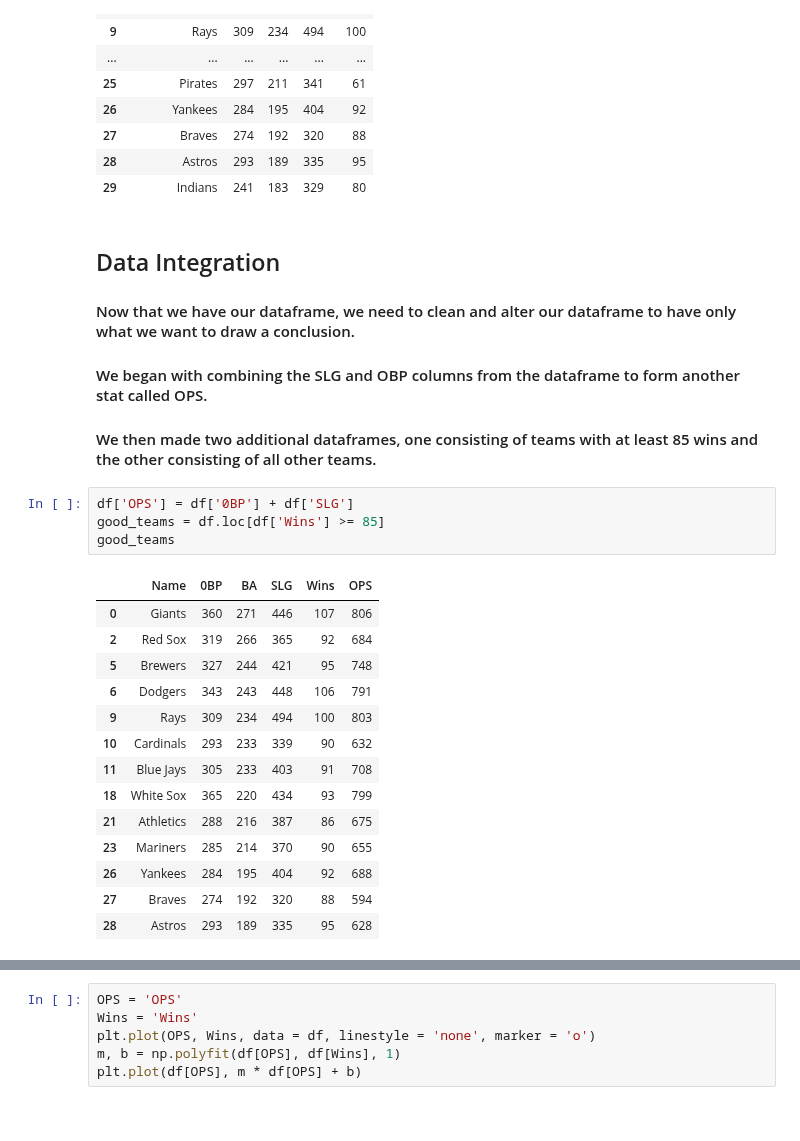
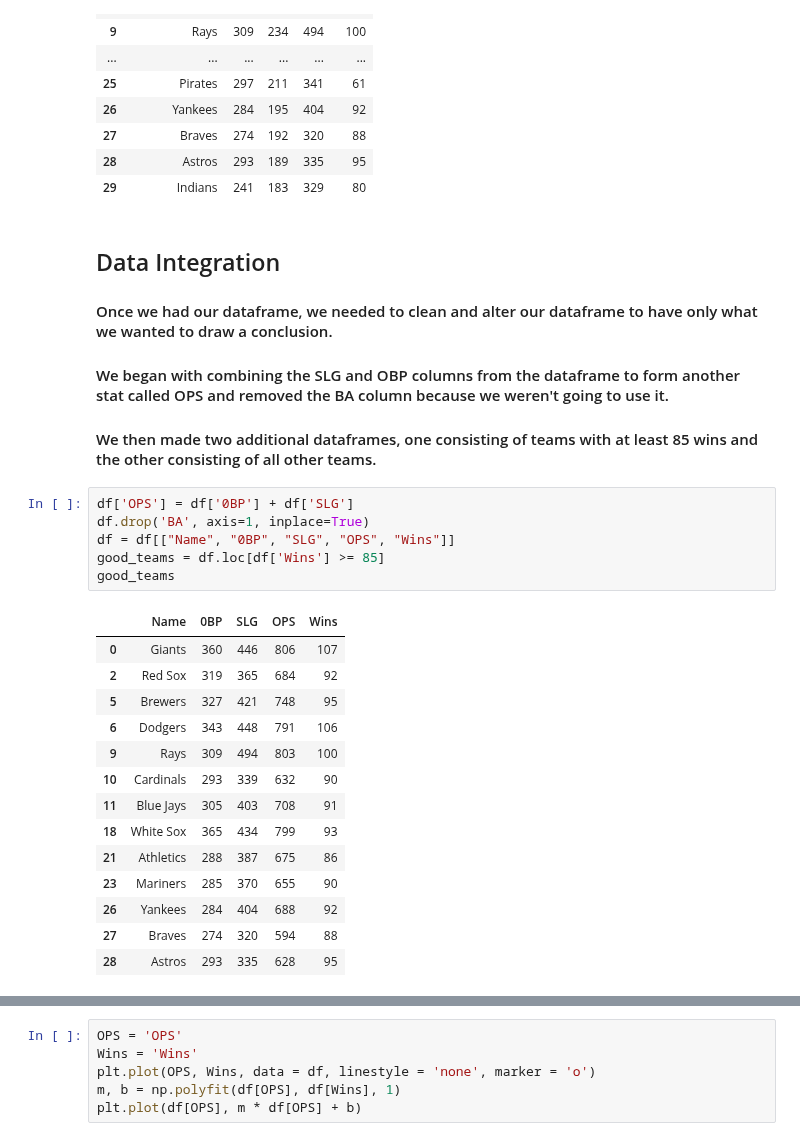
Before and after one commit to mananbhatt5/Tamid-TechEdu-S22, a Jupyter notebook: Final/JoshLeeman-RafiKigner-Final.ipynb, the cells around one changed output, grey strips where cells are left out. Drawn from its saved outputs; the diff is of its cells as text.

```diff
--- a/Final/JoshLeeman-RafiKigner-Final.ipynb
+++ b/Final/JoshLeeman-RafiKigner-Final.ipynb
@@ -59,30 +61,32 @@ df
 # %% [markdown]
 ## Data Integration
 
-#### Now that we have our dataframe, we need to clean and alter our dataframe to have only what we want to draw a conclusion.
+#### Once we had our dataframe, we needed to clean and alter our dataframe to have only what we wanted to draw a conclusion.
 
-#### We began with combining the SLG and OBP columns from the dataframe to form another stat called OPS.
+#### We began with combining the SLG and OBP columns from the dataframe to form another stat called OPS and removed the BA column because we weren't going to use it.
 
 #### We then made two additional dataframes, one consisting of teams with at least 85 wins and the other consisting of all other teams.
 # %%
 df['OPS'] = df['0BP'] + df['SLG']
+df.drop('BA', axis=1, inplace=True)
+df = df[["Name", "0BP", "SLG", "OPS", "Wins"]]
 good_teams = df.loc[df['Wins'] >= 85]
 good_teams
 # %% [output]
-|  | Name | 0BP | BA | SLG | Wins | OPS |
-| 0 | Giants | 360 | 271 | 446 | 107 | 806 |
-| 2 | Red Sox | 319 | 266 | 365 | 92 | 684 |
-| 5 | Brewers | 327 | 244 | 421 | 95 | 748 |
-| 6 | Dodgers | 343 | 243 | 448 | 106 | 791 |
-| 9 | Rays | 309 | 234 | 494 | 100 | 803 |
-| 10 | Cardinals | 293 | 233 | 339 | 90 | 632 |
-| 11 | Blue Jays | 305 | 233 | 403 | 91 | 708 |
-| 18 | White Sox | 365 | 220 | 434 | 93 | 799 |
-| 21 | Athletics | 288 | 216 | 387 | 86 | 675 |
-| 23 | Mariners | 285 | 214 | 370 | 90 | 655 |
-| 26 | Yankees | 284 | 195 | 404 | 92 | 688 |
-| 27 | Braves | 274 | 192 | 320 | 88 | 594 |
-| 28 | Astros | 293 | 189 | 335 | 95 | 628 |
+|  | Name | 0BP | SLG | OPS | Wins |
+| 0 | Giants | 360 | 446 | 806 | 107 |
+| 2 | Red Sox | 319 | 365 | 684 | 92 |
+| 5 | Brewers | 327 | 421 | 748 | 95 |
+| 6 | Dodgers | 343 | 448 | 791 | 106 |
+| 9 | Rays | 309 | 494 | 803 | 100 |
+| 10 | Cardinals | 293 | 339 | 632 | 90 |
+| 11 | Blue Jays | 305 | 403 | 708 | 91 |
+| 18 | White Sox | 365 | 434 | 799 | 93 |
+| 21 | Athletics | 288 | 387 | 675 | 86 |
+| 23 | Mariners | 285 | 370 | 655 | 90 |
+| 26 | Yankees | 284 | 404 | 688 | 92 |
+| 27 | Braves | 274 | 320 | 594 | 88 |
+| 28 | Astros | 293 | 335 | 628 | 95 |
 # %%
 bad_teams = df.loc[df['Wins'] < 85]
 bad_teams
```
Also changed, not shown: parts of 18 cells of this notebook.
